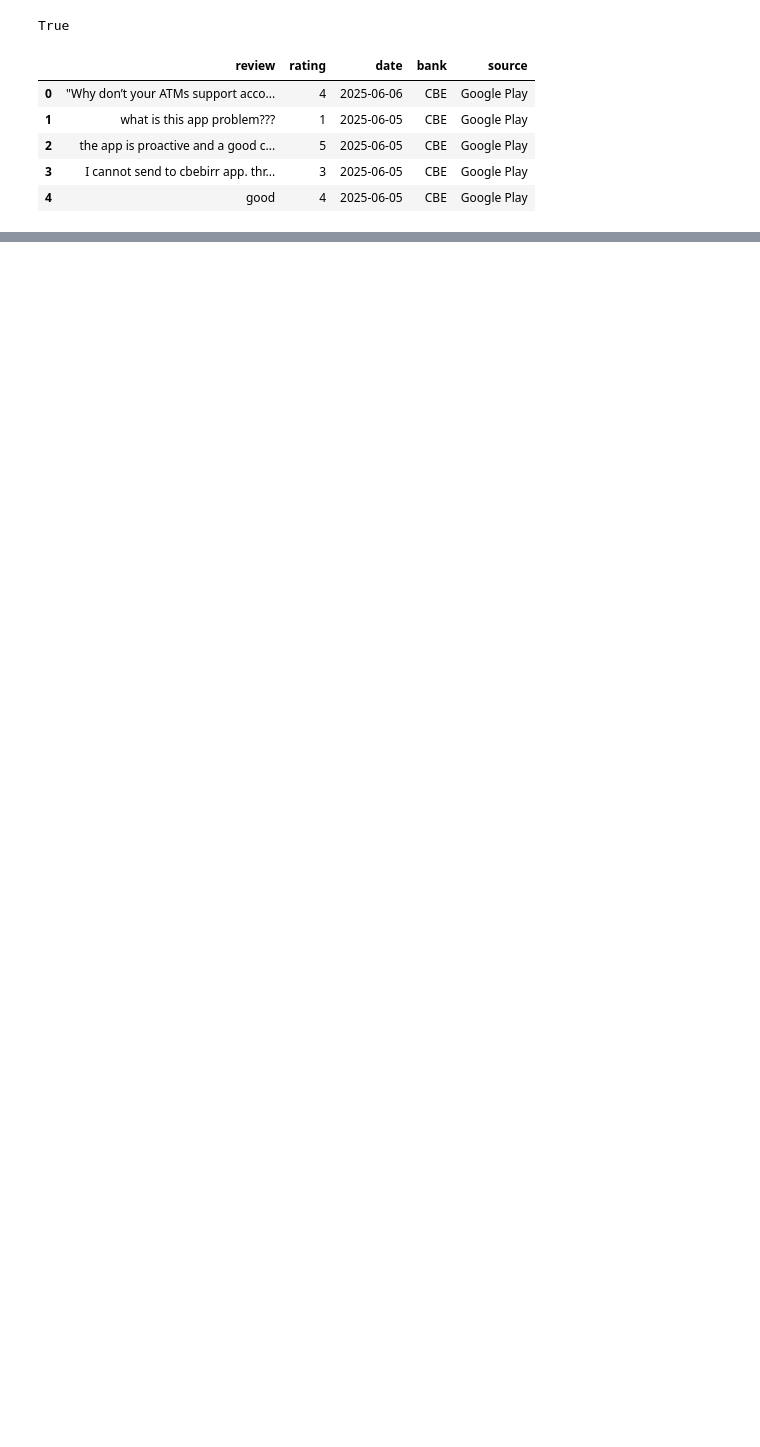
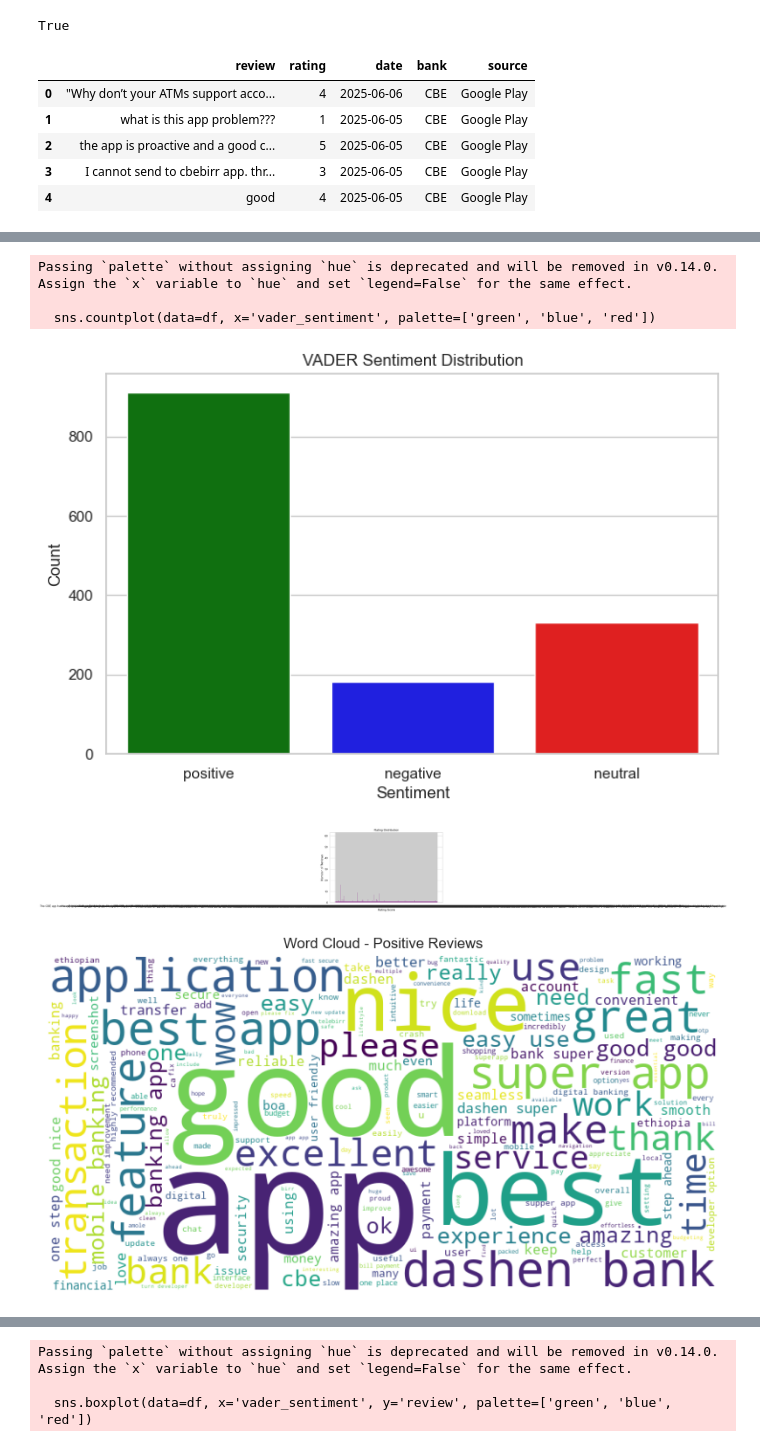
Before and after one commit to bobdeve/customer-satisfaction, a Jupyter notebook: notebooks/Sentiment_Analysis_Keyword_Extraction.ipynb, the cells around one changed output, grey strips where cells are left out. Drawn from its saved outputs; the diff is of its cells as text; code cells hidden in the pictures; blank space fills up the shorter version.

```diff
--- a/notebooks/Sentiment_Analysis_Keyword_Extraction.ipynb
+++ b/notebooks/Sentiment_Analysis_Keyword_Extraction.ipynb
@@ -100,0 +336,58 @@ NameError: name 'word_tokenize' is not defined
+# %%
+import matplotlib.pyplot as plt
+import seaborn as sns
+from wordcloud import WordCloud
+
+# Set seaborn style
+sns.set(style="whitegrid")
+
+# 1. Sentiment Distribution Bar Plot (from vader_sentiment)
+plt.figure(figsize=(8,5))
+sns.countplot(data=df, x='vader_sentiment', palette=['green', 'blue', 'red'])
+plt.title('VADER Sentiment Distribution')
+plt.xlabel('Sentiment')
+plt.ylabel('Count')
+plt.show()
+
+# 2. Rating Distribution Histogram
+plt.figure(figsize=(8,5))
+sns.histplot(df['review'], bins=5, kde=False, color='purple')
+plt.title('Rating Distribution')
+plt.xlabel('Rating Score')
+plt.ylabel('Number of Reviews')
+plt.show()
+
+# 3. Word Cloud for Positive Reviews
+positive_text = ' '.join(df[df['vader_sentiment'] == 'positive']['processed_review'])
+wordcloud_pos = WordCloud(width=800, height=400, background_color='white').generate(positive_text)
+
+plt.figure(figsize=(10,5))
+plt.imshow(wordcloud_pos, interpolation='bilinear')
+plt.axis('off')
+plt.title('Word Cloud - Positive Reviews')
+plt.show()
+
+# 4. Word Cloud for Negative Reviews
+negative_text = ' '.join(df[df['vader_sentiment'] == 'negative']['processed_review'])
+wordcloud_neg = WordCloud(width=800, height=400, background_color='white').generate(negative_text)
+
+plt.figure(figsize=(10,5))
+plt.imshow(wordcloud_neg, interpolation='bilinear')
+plt.axis('off')
+plt.title('Word Cloud - Negative Reviews')
+plt.show()
+
+# 5. Sentiment vs Rating Box Plot
+plt.figure(figsize=(8,5))
+sns.boxplot(data=df, x='vader_sentiment', y='review', palette=['green', 'blue', 'red'])
+plt.title('Rating Scores by Sentiment')
+plt.xlabel('Sentiment')
+plt.ylabel('Rating Score')
+plt.show()
+# %% [output]
+Passing `palette` without assigning `hue` is deprecated and will be removed in v0.14.0. Assign the `x` variable to `hue` and set `legend=False` for the same effect.
+
+  sns.countplot(data=df, x='vader_sentiment', palette=['green', 'blue', 'red'])
+[figure, added]
+[figure, added]
+[figure, added]
@@ -100,0 +395,3 @@ NameError: name 'word_tokenize' is not defined
+Passing `palette` without assigning `hue` is deprecated and will be removed in v0.14.0. Assign the `x` variable to `hue` and set `legend=False` for the same effect.
+
+  sns.boxplot(data=df, x='vader_sentiment', y='review', palette=['green', 'blue', 'red'])
```
Also changed, not shown: parts of 14 cells of this notebook.
